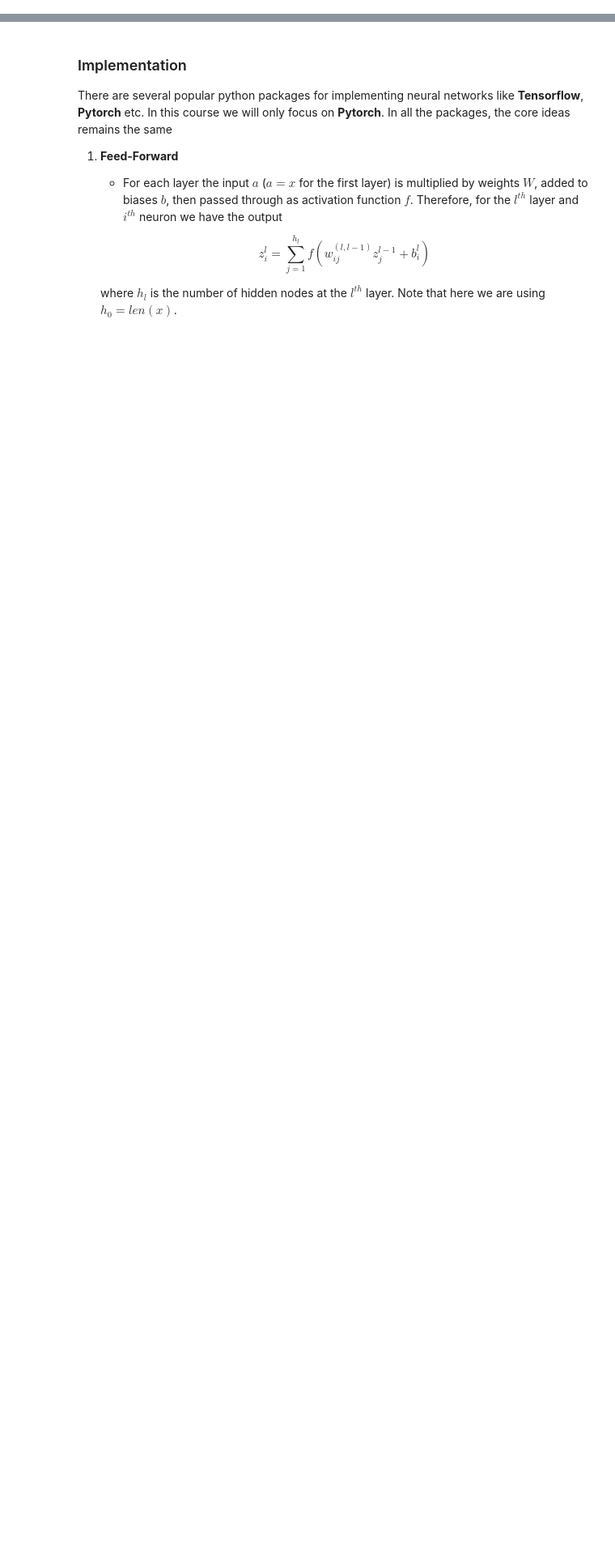
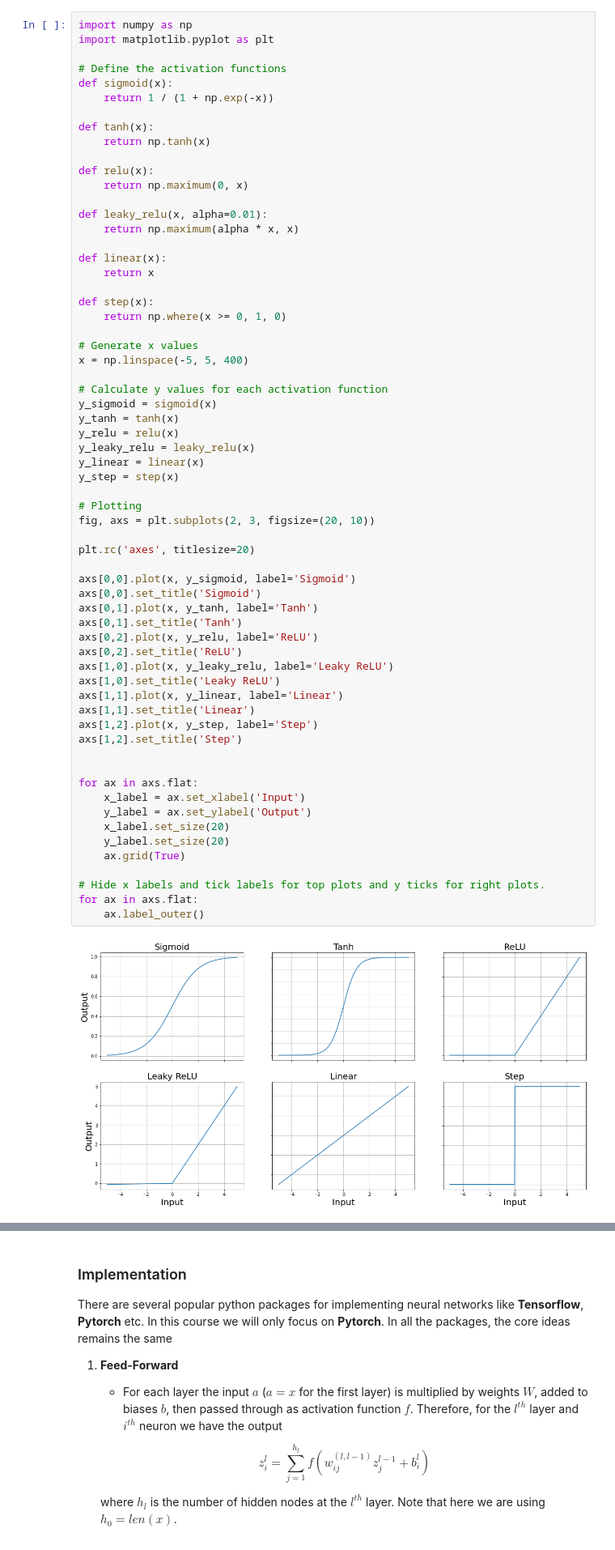
Before and after one commit to chattopadhyayA/ml_pursue2025, a Jupyter notebook: _sources/content/06_NN_basic.ipynb, the cells around one changed output, grey strips where cells are left out. Shown at 81% size. Saved outputs shown, nothing was run; the diff lists cells and outputs as text; blank space fills up the shorter version.

```diff
--- a/_sources/content/06_NN_basic.ipynb
+++ b/_sources/content/06_NN_basic.ipynb
@@ -6,0 +27,65 @@
+# %%
+import numpy as np
+import matplotlib.pyplot as plt
+
+# Define the activation functions
+def sigmoid(x):
+    return 1 / (1 + np.exp(-x))
+
+def tanh(x):
+    return np.tanh(x)
+
+def relu(x):
+    return np.maximum(0, x)
+
+def leaky_relu(x, alpha=0.01):
+    return np.maximum(alpha * x, x)
+
+def linear(x):
+    return x
+
+def step(x):
+    return np.where(x >= 0, 1, 0)
+
+# Generate x values
+x = np.linspace(-5, 5, 400)
+
+# Calculate y values for each activation function
+y_sigmoid = sigmoid(x)
+y_tanh = tanh(x)
+y_relu = relu(x)
+y_leaky_relu = leaky_relu(x)
+y_linear = linear(x)
+y_step = step(x)
+
+# Plotting
+fig, axs = plt.subplots(2, 3, figsize=(20, 10))
+
+plt.rc('axes', titlesize=20)
+
+axs[0,0].plot(x, y_sigmoid, label='Sigmoid')
+axs[0,0].set_title('Sigmoid')
+axs[0,1].plot(x, y_tanh, label='Tanh')
+axs[0,1].set_title('Tanh')
+axs[0,2].plot(x, y_relu, label='ReLU')
+axs[0,2].set_title('ReLU')
+axs[1,0].plot(x, y_leaky_relu, label='Leaky ReLU')
+axs[1,0].set_title('Leaky ReLU')
+axs[1,1].plot(x, y_linear, label='Linear')
+axs[1,1].set_title('Linear')
+axs[1,2].plot(x, y_step, label='Step')
+axs[1,2].set_title('Step')
+
+
+for ax in axs.flat:
+    x_label = ax.set_xlabel('Input')
+    y_label = ax.set_ylabel('Output')
+    x_label.set_size(20)
+    y_label.set_size(20)
+    ax.grid(True)
+
+# Hide x labels and tick labels for top plots and y ticks for right plots.
+for ax in axs.flat:
+    ax.label_outer()
+# %% [output]
+[figure, added]
```
Also changed, not shown: parts of 20 cells of this notebook, 53 other files.
